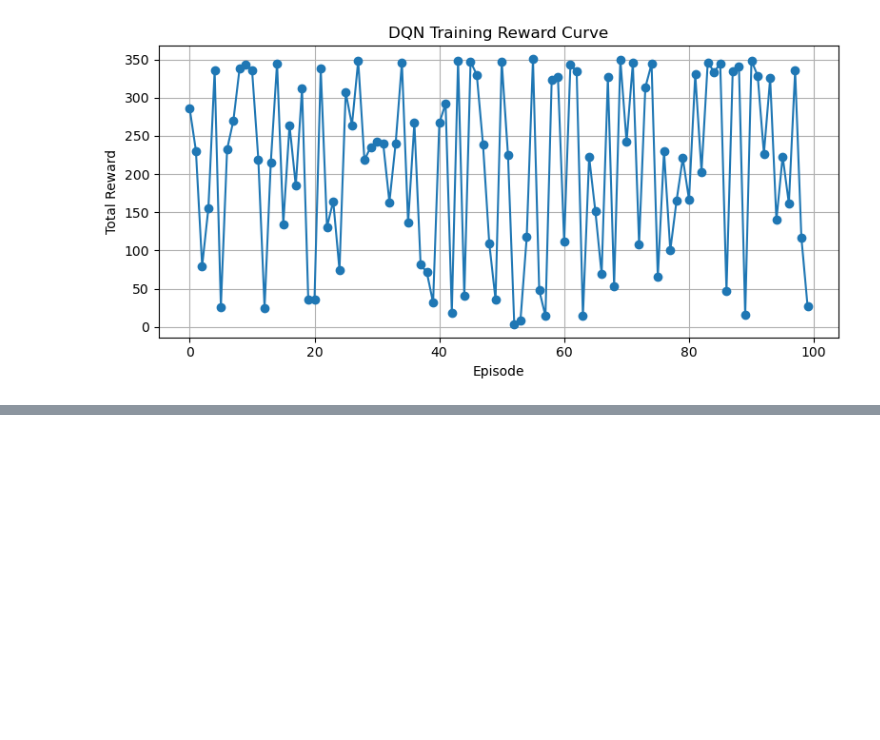
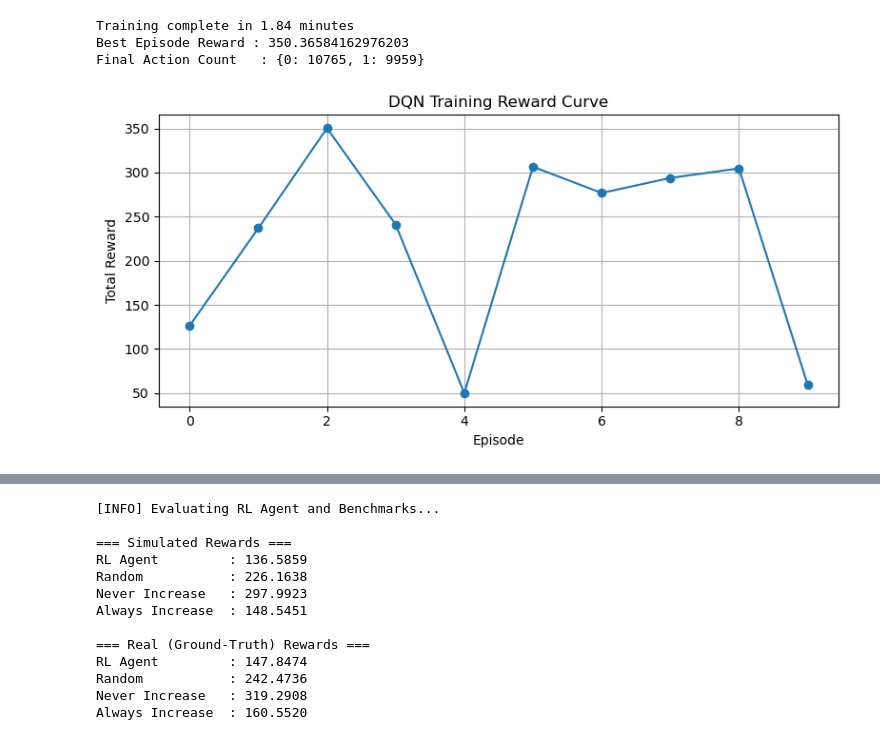
Before and after one commit to PPH-Myat/dynamic-credit-limit-rl, a Jupyter notebook: debugging.ipynb, the cells around one changed output, grey strips where cells are left out. Saved outputs shown, nothing was run; the diff lists cells and outputs as text; code cells hidden in the pictures; blank space fills up the shorter version.

Commit message:
add readme to model, fix main.py to see progress

```diff
--- a/debugging.ipynb
+++ b/debugging.ipynb
@@ -11,19 +10,23 @@ from src.dqn import DQN, train_dqn
 from src.evaluation import EvaluationUtils
 # %%
 # === CONFIG ===
-DEBUG_MODE = True       # toggle this
-SAMPLE_FRAC = 0.1       # only used if DEBUG_MODE = True
-EPISODES = 100
-N_RUNS = 5
+DEBUG_MODE = True
+SAMPLE_FRAC = 0.1
+EPISODES = 10 if DEBUG_MODE else 500
+N_RUNS = 3 if DEBUG_MODE else 20
+DATA_PATH = "data/processed/cleaned_df.csv"
+MODEL_PATH = None if DEBUG_MODE else "models/best_dqn_model.pth"
 
-# === Step 1: Load processed dataset ===
-print("Loading cleaned data...")
-full_df = pd.read_csv("data/processed/cleaned_df.csv")
-print("Full Data Shape:", full_df.shape)
+print("=== RL Pipeline Started ===")
 
-# === Step 2: Optionally stratified sample for debug ===
+# === Step 1: Load dataset ===
+print("[INFO] Loading dataset...")
+full_df = pd.read_csv(DATA_PATH)
+print(f"[INFO] Loaded {len(full_df):,} rows.")
+
+# === Step 2: Stratified sample if debugging ===
 if DEBUG_MODE:
-    print("Using stratified sample...")
+    print("[INFO] Applying stratified sampling...")
     full_df["STRATA"] = full_df["BALANCE_CLASS"].astype(str) + "_" + full_df["D_PROVISION_bin"].astype(str)
     sampled_df = (
         full_df.groupby("STRATA", group_keys=False)
@@ -31,7 +34,7 @@ if DEBUG_MODE:
         .reset_index(drop=True)
     )
     final_df = sampled_df.drop(columns=["STRATA"])
-    print("Sampled Shape:", final_df.shape)
+    print(f"[INFO] Sampled shape: {final_df.shape}")
 else:
     final_df = full_df
 
@@ -39,37 +42,29 @@ else:
 provision_bins = np.arange(-0.5, 1.51, 0.01)
 globals()["provision_bins"] = provision_bins
 
-print("Initializing environment...")
+print("[INFO] Initializing environment...")
 env = CreditLimitEnv(final_df, provision_bins=provision_bins)
 print(f"State space: {env.state_space} | Action space: {env.action_space}")
 print(f"Sample size: {env.n_customers}")
 
-# === Step 4: Load or train DQN model ===
-device = torch.device("cuda" if torch.cuda.is_available() else "cpu")
-input_dim = len(env.state_space)
-output_dim = len(env.action_space)
-model_path = "models/best_dqn_model.pth"
+# === Step 4: Train or Load Model ===
+trainer = DQNTrainer(env, model_path=MODEL_PATH)
+model = trainer.policy_net
+reward_history = None
 
-model = DQN(input_dim, output_dim).to(device)
+if not trainer.pretrained_loaded:
+    print("[INFO] Training new model...")
+    model, _, reward_history, _ = trainer.train(episodes=EPISODES)
 
-if os.path.exists(model_path) and not DEBUG_MODE:
-    print(f"Loading pretrained model from {model_path}...")
-    model.load_state_dict(torch.load(model_path, map_location=device))
-    model.eval()
-    reward_history = None
-else:
-    print("Training new model...")
-    model, _, reward_history, _ = train_dqn(env, episodes=EPISODES, model_path=(None if DEBUG_MODE else model_path))
-
-    # === Step 5: Plot training rewards ===
+# === Step 5: Plot training reward history ===
 if reward_history is not None and len(reward_history) > 0:
     EvaluationUtils.plot_training_reward_history(reward_history)
 
 # === Step 6: Wrap agent ===
 agent = EvaluationUtils.DQNAgent(model, env.action_space)
 
-# === Step 7: Evaluate RL and benchmarks ===
-print("\nEvaluating RL Agent and Benchmarks...\n")
+# === Step 7: Evaluate policies ===
+print("[INFO] Evaluating RL Agent and Benchmarks...")
 rl_sim, rl_real     = EvaluationUtils.evaluate_policy(agent, env, n_runs=N_RUNS)
 rand_sim, rand_real = EvaluationUtils.evaluate_policy(None, env, n_runs=N_RUNS, benchmark="random")
 no_sim, no_real     = EvaluationUtils.evaluate_policy(None, env, n_runs=N_RUNS, benchmark="never_increase")
@@ -90,7 +85,7 @@ real_results = {
     "Always Increase": all_real
 }
 
-# === Step 9: Print summary ===
+# === Step 9: Print summaries ===
 print("\n=== Simulated Rewards ===")
 for name, rewards in sim_results.items():
     print(f"{name:17s}: {np.mean(rewards):.4f}")
@@ -99,6 +94,8 @@ print("\n=== Real (Ground-Truth) Rewards ===")
 for name, rewards in real_results.items():
     print(f"{name:17s}: {np.mean(rewards):.4f}")
 
-# === Step 10: Plot ===
+# === Step 10: Plot comparisons ===
 EvaluationUtils.plot_policy_comparison(sim_results, real_results)
+
+print("=== RL Pipeline Completed ===")
 # %% [output]
@@ -122 +112,4 @@ Final Action Count   : {0: 95512, 1: 102014}
+Training complete in 1.84 minutes
+Best Episode Reward : 350.36584162976203
+Final Action Count   : {0: 10765, 1: 9959}
-[figure, old version]
+[figure, new version]
@@ -136,0 +116,13 @@ Always Increase  : 241.1293
+[INFO] Evaluating RL Agent and Benchmarks...
+
+=== Simulated Rewards ===
+RL Agent         : 136.5859
+Random           : 226.1638
+Never Increase   : 297.9923
+Always Increase  : 148.5451
+
+=== Real (Ground-Truth) Rewards ===
+RL Agent         : 147.8474
+Random           : 242.4736
+Never Increase   : 319.2908
+Always Increase  : 160.5520
```
Also changed, not shown: parts of 2 cells of this notebook, 5 other files.
